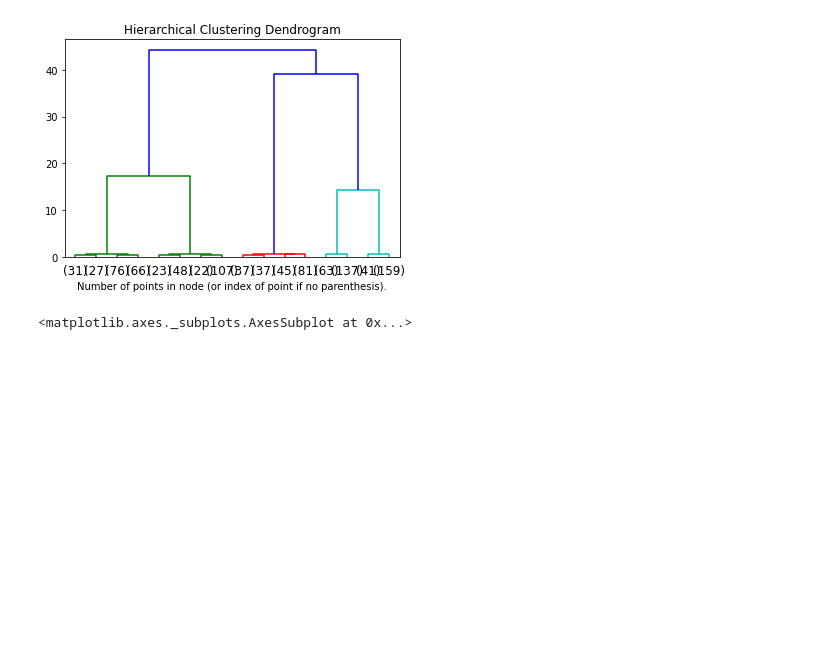
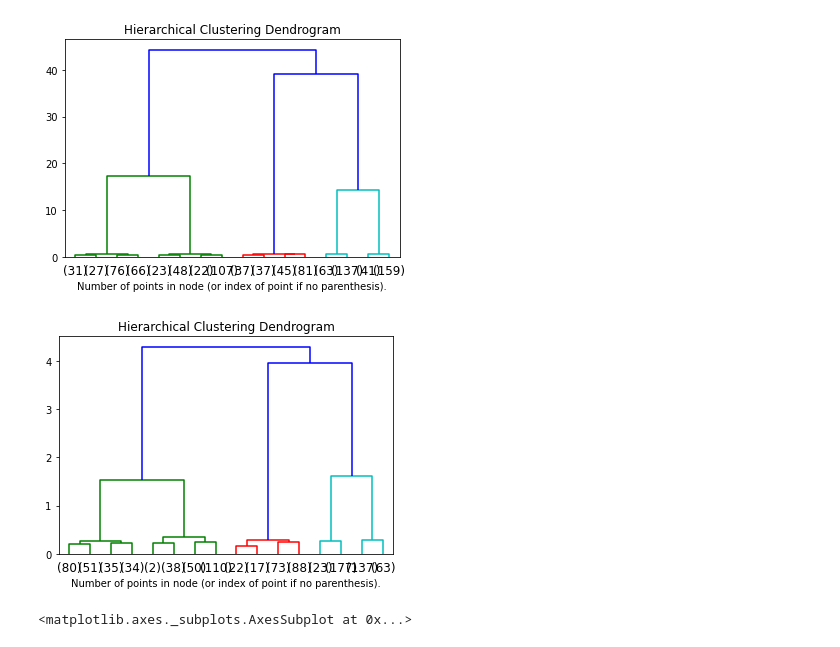
Before and after one commit to malynkovsky/ML_NN_course, a Jupyter notebook: Lab_3/Lab3__Malynkovsky.ipynb, the cells around one changed output. Saved outputs shown, nothing was run; the diff lists cells and outputs as text; code cells hidden in the pictures; blank space fills up the shorter version.

```diff
--- a/Lab_3/Lab3__Malynkovsky.ipynb
+++ b/Lab_3/Lab3__Malynkovsky.ipynb
@@ -230,6 +204,15 @@ plt.xlabel("Number of points in node (or index of point if no parenthesis).")
 plt.show()
 # %% [output]
 [figure]
+# %%
+model = AgglomerativeClustering(distance_threshold=0, n_clusters=None, affinity='manhattan', linkage='complete')
+model = model.fit(X)
+plt.title('Hierarchical Clustering Dendrogram')
+plot_dendrogram(model, truncate_mode='level', p=3)
+plt.xlabel("Number of points in node (or index of point if no parenthesis).")
+plt.show()
+# %% [output]
+[figure, added]
 # %%
 clustering = AgglomerativeClustering(affinity='euclidean', n_clusters=5).fit(X)
 sns.scatterplot(x=X[:,0], y = X[:,1], hue=clustering.labels_,  palette=sns.color_palette("gist_rainbow", n_colors=5))
```
Also changed, not shown: parts of 88 cells of this notebook.
